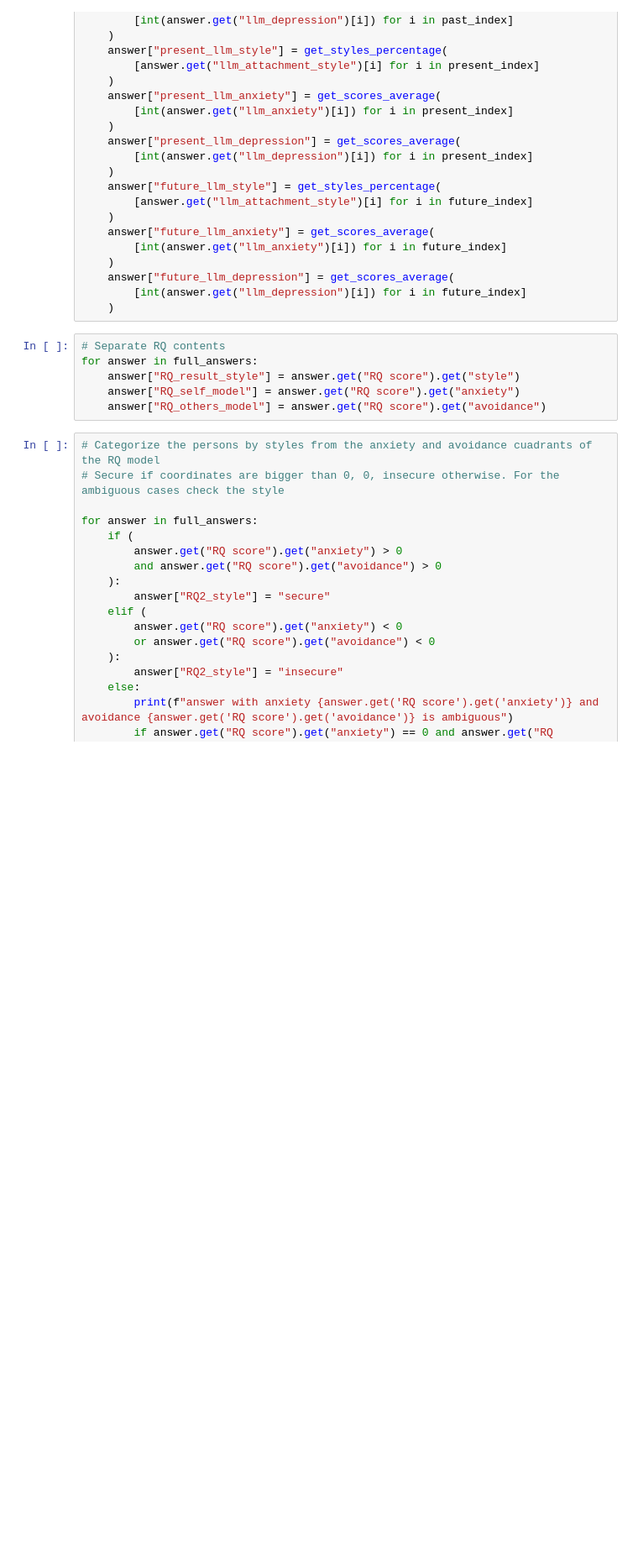
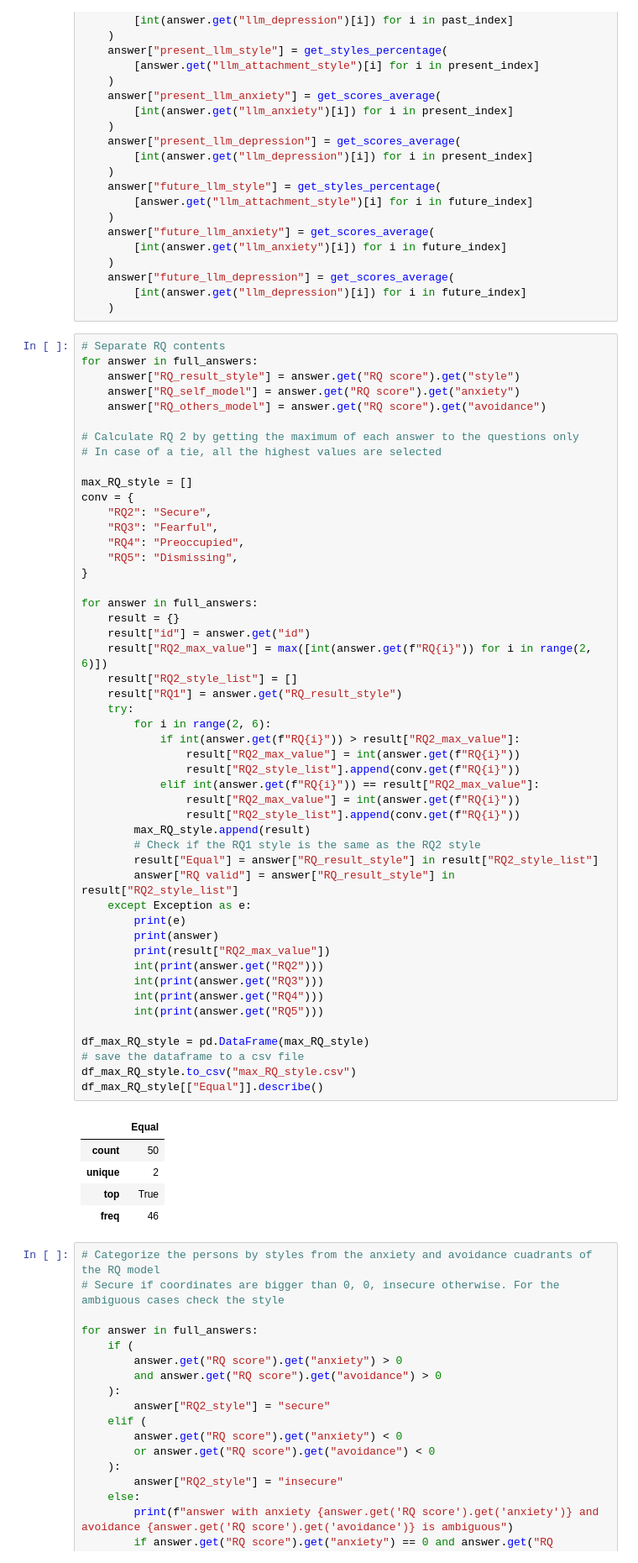
Before and after one commit to Zelev/attachment-jupyter, a Jupyter notebook: Attachment transcription service.ipynb, the cells around one changed output. Shown at 84% size. Cells and saved outputs as stored; diff of their text form; blank space fills up the shorter version.

```diff
--- a/Attachment transcription service.ipynb
+++ b/Attachment transcription service.ipynb
@@ -619,12 +619,61 @@ for answer in full_answers:
     answer["future_llm_depression"] = get_scores_average(
         [int(answer.get("llm_depression")[i]) for i in future_index]
     )
-# %%
-# Separate RQ contents
-for answer in full_answers:
-    answer["RQ_result_style"] = answer.get("RQ score").get("style")
-    answer["RQ_self_model"] = answer.get("RQ score").get("anxiety")
-    answer["RQ_others_model"] = answer.get("RQ score").get("avoidance")
+# %%
+# Separate RQ contents
+for answer in full_answers:
+    answer["RQ_result_style"] = answer.get("RQ score").get("style")
+    answer["RQ_self_model"] = answer.get("RQ score").get("anxiety")
+    answer["RQ_others_model"] = answer.get("RQ score").get("avoidance")
+
+# Calculate RQ 2 by getting the maximum of each answer to the questions only
+# In case of a tie, all the highest values are selected
+
+max_RQ_style = []
+conv = {
+    "RQ2": "Secure",
+    "RQ3": "Fearful",
+    "RQ4": "Preoccupied",
+    "RQ5": "Dismissing",
+}
+
+for answer in full_answers:
+    result = {}
+    result["id"] = answer.get("id")
+    result["RQ2_max_value"] = max([int(answer.get(f"RQ{i}")) for i in range(2, 6)])
+    result["RQ2_style_list"] = []
+    result["RQ1"] = answer.get("RQ_result_style")
+    try:
+        for i in range(2, 6):
+            if int(answer.get(f"RQ{i}")) > result["RQ2_max_value"]:
+                result["RQ2_max_value"] = int(answer.get(f"RQ{i}"))
+                result["RQ2_style_list"].append(conv.get(f"RQ{i}"))
+            elif int(answer.get(f"RQ{i}")) == result["RQ2_max_value"]:
+                result["RQ2_max_value"] = int(answer.get(f"RQ{i}"))
+                result["RQ2_style_list"].append(conv.get(f"RQ{i}"))
+        max_RQ_style.append(result)
+        # Check if the RQ1 style is the same as the RQ2 style
+        result["Equal"] = answer["RQ_result_style"] in result["RQ2_style_list"]
+        answer["RQ valid"] = answer["RQ_result_style"] in result["RQ2_style_list"]
+    except Exception as e:
+        print(e)
+        print(answer)
+        print(result["RQ2_max_value"])
+        int(print(answer.get("RQ2")))
+        int(print(answer.get("RQ3")))
+        int(print(answer.get("RQ4")))
+        int(print(answer.get("RQ5")))
+
+df_max_RQ_style = pd.DataFrame(max_RQ_style)
+# save the dataframe to a csv file
+df_max_RQ_style.to_csv("max_RQ_style.csv")
+df_max_RQ_style[["Equal"]].describe()
+# %% [output]
+|  | Equal |
+| count | 50 |
+| unique | 2 |
+| top | True |
+| freq | 46 |
 # %%
 # Categorize the persons by styles from the anxiety and avoidance cuadrants of the RQ model
 # Secure if coordinates are bigger than 0, 0, insecure otherwise. For the ambiguous cases check the style
```
Also changed, not shown: parts of 2 cells of this notebook.
